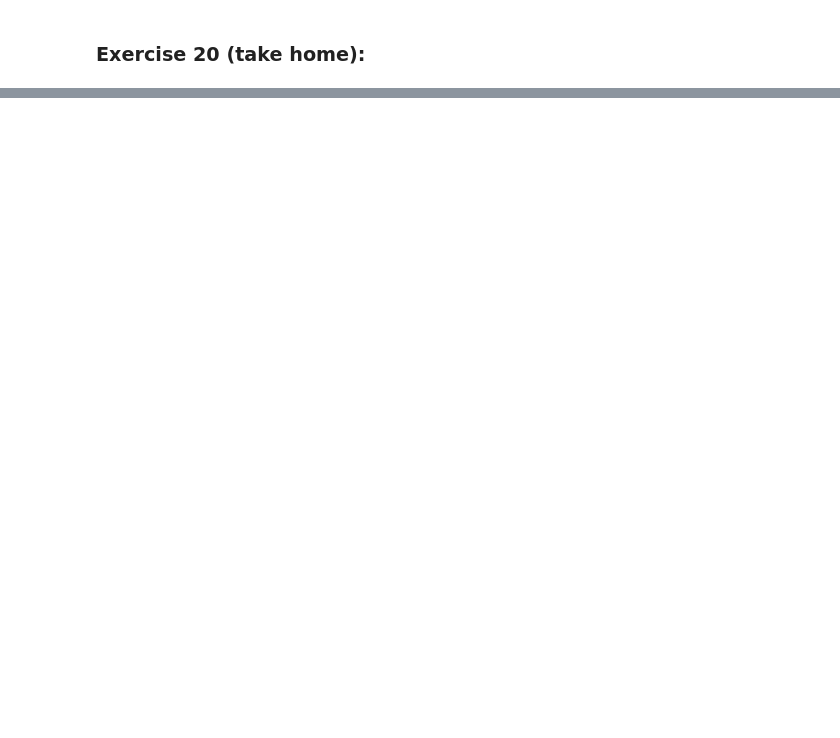
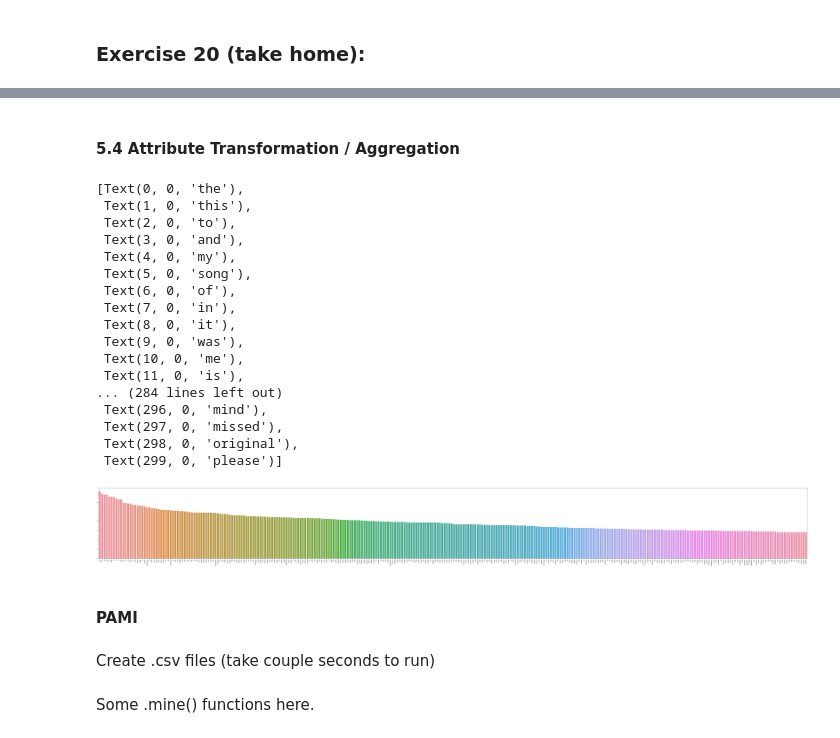
Before and after one commit to ryonaya/DM2024-Lab1-Homework, a Jupyter notebook: DM2024-Lab1-Homework.ipynb, the cells around one changed output, grey strips where cells are left out. Cells and saved outputs as stored; diff of their text form; code cells hidden in the pictures; blank space fills up the shorter version.

Commit message:
Second part done. Fourth part got some progress.

```diff
--- a/DM2024-Lab1-Homework.ipynb
+++ b/DM2024-Lab1-Homework.ipynb
@@ -378,0 +547,34 @@ X[0:9]
+# %% [markdown]
+#### 5.4 Attribute Transformation / Aggregation
+# %%
+# Top 300 term frequency (log) distribution
+paired_values = list(zip(new_count_vect.get_feature_names_out(), new_term_frequencies_log))
+sorted_paired_values = sorted(paired_values, key=lambda x: x[1], reverse=True)
+
+x = [x[0] for x in sorted_paired_values[:300]]
+y = [y[1] for y in sorted_paired_values[:300]]
+
+plt.subplots(figsize=(100, 10))
+g = sns.barplot(x=x, y=y)
+g.set_xticklabels(x, rotation = 90)
+# %% [output]
+[Text(0, 0, 'the'),
+ Text(1, 0, 'this'),
+ Text(2, 0, 'to'),
+ Text(3, 0, 'and'),
+ Text(4, 0, 'my'),
+ Text(5, 0, 'song'),
+ Text(6, 0, 'of'),
+ Text(7, 0, 'in'),
+ Text(8, 0, 'it'),
+ Text(9, 0, 'was'),
+ Text(10, 0, 'me'),
+ Text(11, 0, 'is'),
+... (284 lines left out)
+ Text(296, 0, 'mind'),
+ Text(297, 0, 'missed'),
+ Text(298, 0, 'original'),
+ Text(299, 0, 'please')]
+[figure, added]
+# %% [markdown]
+#### PAMI
@@ -378,0 +606,2 @@ X[0:9]
+# %% [markdown]
+Create .csv files (take couple seconds to run)
@@ -378,0 +618,2 @@ X[0:9]
+# %% [markdown]
+Some .mine() functions here.
```
Also changed, not shown: parts of 41 cells of this notebook, 4 other files.
